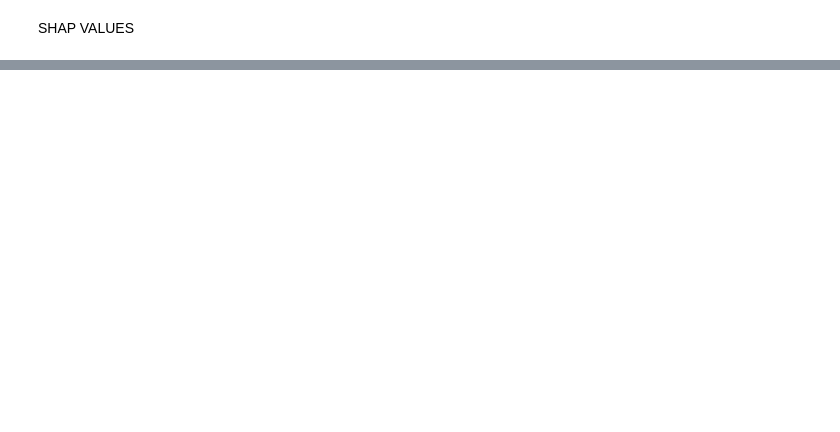
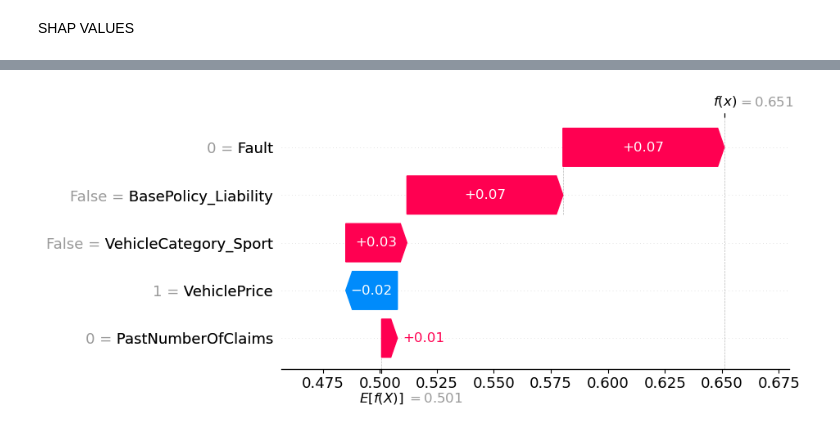
Before and after one commit to yoanl13/End-to-end-final-project-DSML, a Jupyter notebook: 1_DataScience_FinalProject_FraudDetection.ipynb, the cells around one changed output, grey strips where cells are left out. Saved outputs shown, nothing was run; the diff lists cells and outputs as text; code cells hidden in the pictures; blank space fills up the shorter version.

```diff
--- a/1_DataScience_FinalProject_FraudDetection.ipynb
+++ b/1_DataScience_FinalProject_FraudDetection.ipynb
@@ -2023,0 +2160,8 @@ SHAP VALUES
+# %%
+claim_shap = explainer(claim)
+# %%
+claim_shap_fraud = claim_shap[:, :, 1]
+# %%
+shap.plots.waterfall(claim_shap_fraud[0])
+# %% [output]
+[figure, added]
```
Also changed, not shown: parts of 24 cells of this notebook.
